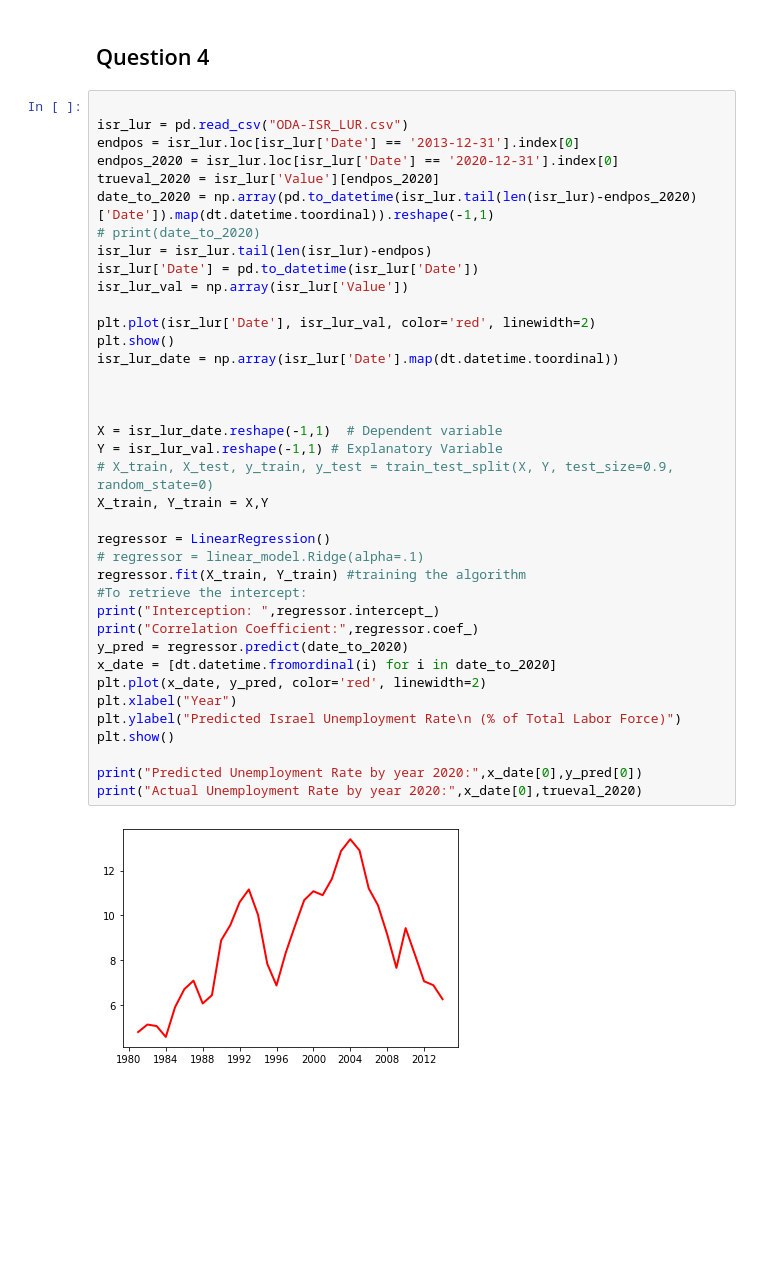
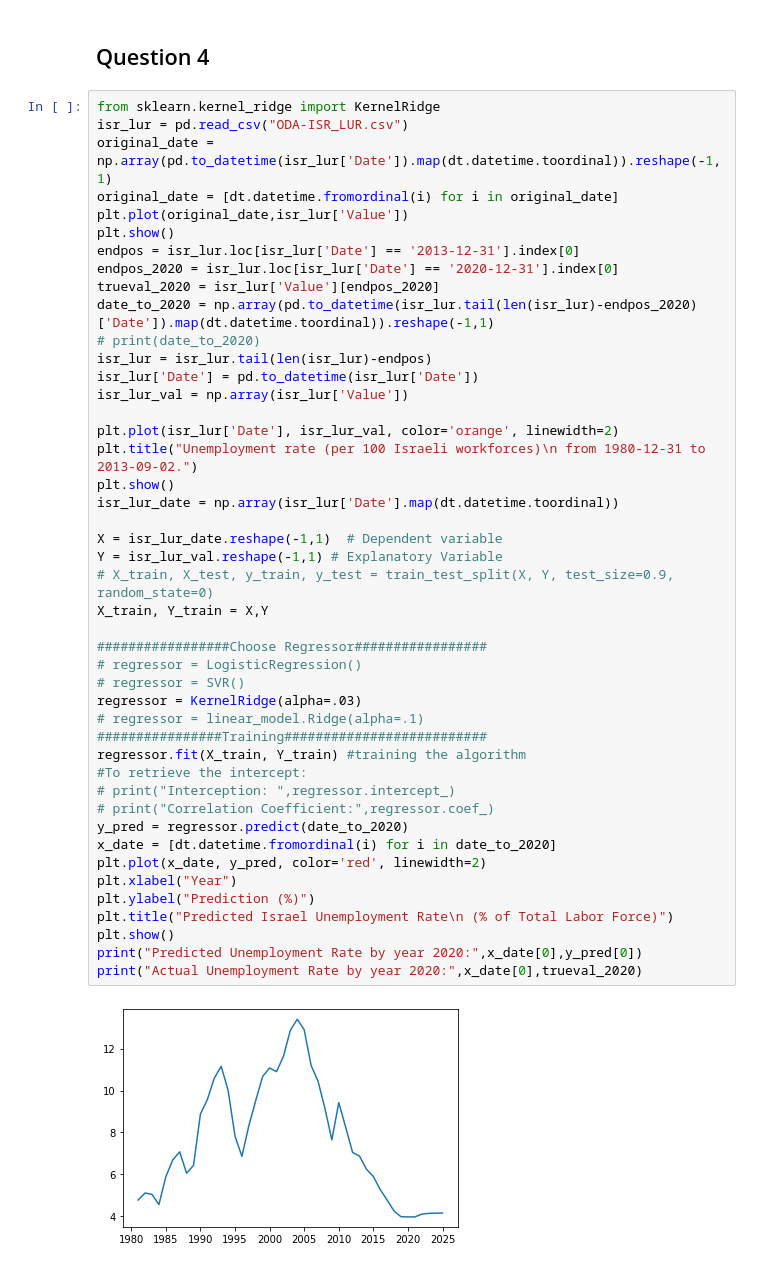
Before and after one commit to cyborgoat/data-inference-machine-learning, a Jupyter notebook: assignment_4/18785_HW4.ipynb, the cells around one changed output. Cells and saved outputs as stored; diff of their text form; blank space fills up the shorter version.

Commit message:
Add figures

```diff
--- a/assignment_4/18785_HW4.ipynb
+++ b/assignment_4/18785_HW4.ipynb
@@ -199,42 +288,49 @@ Name: VIOLATION DATE, Length: 201172, dtype: datetime64[ns]
 # %% [markdown]
 ## Question 4
 # %%
-
+from sklearn.kernel_ridge import KernelRidge
 isr_lur = pd.read_csv("ODA-ISR_LUR.csv")
+original_date = np.array(pd.to_datetime(isr_lur['Date']).map(dt.datetime.toordinal)).reshape(-1,1)
+original_date = [dt.datetime.fromordinal(i) for i in original_date]
+plt.plot(original_date,isr_lur['Value'])
+plt.show()
 endpos = isr_lur.loc[isr_lur['Date'] == '2013-12-31'].index[0]
 endpos_2020 = isr_lur.loc[isr_lur['Date'] == '2020-12-31'].index[0]
 trueval_2020 = isr_lur['Value'][endpos_2020]
 date_to_2020 = np.array(pd.to_datetime(isr_lur.tail(len(isr_lur)-endpos_2020)['Date']).map(dt.datetime.toordinal)).reshape(-1,1)
 # print(date_to_2020)
 isr_lur = isr_lur.tail(len(isr_lur)-endpos)
 isr_lur['Date'] = pd.to_datetime(isr_lur['Date'])
 isr_lur_val = np.array(isr_lur['Value'])
 
-plt.plot(isr_lur['Date'], isr_lur_val, color='red', linewidth=2)
+plt.plot(isr_lur['Date'], isr_lur_val, color='orange', linewidth=2)
+plt.title("Unemployment rate (per 100 Israeli workforces)\n from 1980-12-31 to 2013-09-02.")
 plt.show()
 isr_lur_date = np.array(isr_lur['Date'].map(dt.datetime.toordinal))
-
-
 
 X = isr_lur_date.reshape(-1,1)  # Dependent variable
 Y = isr_lur_val.reshape(-1,1) # Explanatory Variable
 # X_train, X_test, y_train, y_test = train_test_split(X, Y, test_size=0.9, random_state=0)
 X_train, Y_train = X,Y
 
-regressor = LinearRegression()
+#################Choose Regressor#################
+# regressor = LogisticRegression()
+# regressor = SVR()
+regressor = KernelRidge(alpha=.03)
 # regressor = linear_model.Ridge(alpha=.1)
+################Training##########################
 regressor.fit(X_train, Y_train) #training the algorithm
 #To retrieve the intercept:
-print("Interception: ",regressor.intercept_)
-print("Correlation Coefficient:",regressor.coef_)
+# print("Interception: ",regressor.intercept_)
+# print("Correlation Coefficient:",regressor.coef_)
 y_pred = regressor.predict(date_to_2020)
 x_date = [dt.datetime.fromordinal(i) for i in date_to_2020]
 plt.plot(x_date, y_pred, color='red', linewidth=2)
 plt.xlabel("Year")
-plt.ylabel("Predicted Israel Unemployment Rate\n (% of Total Labor Force)")
+plt.ylabel("Prediction (%)")
+plt.title("Predicted Israel Unemployment Rate\n (% of Total Labor Force)")
 plt.show()
-
 print("Predicted Unemployment Rate by year 2020:",x_date[0],y_pred[0])
 print("Actual Unemployment Rate by year 2020:",x_date[0],trueval_2020)
 # %% [output]
-[figure, old version]
+[figure, new version]
```
Also changed, not shown: parts of 8 cells of this notebook.
